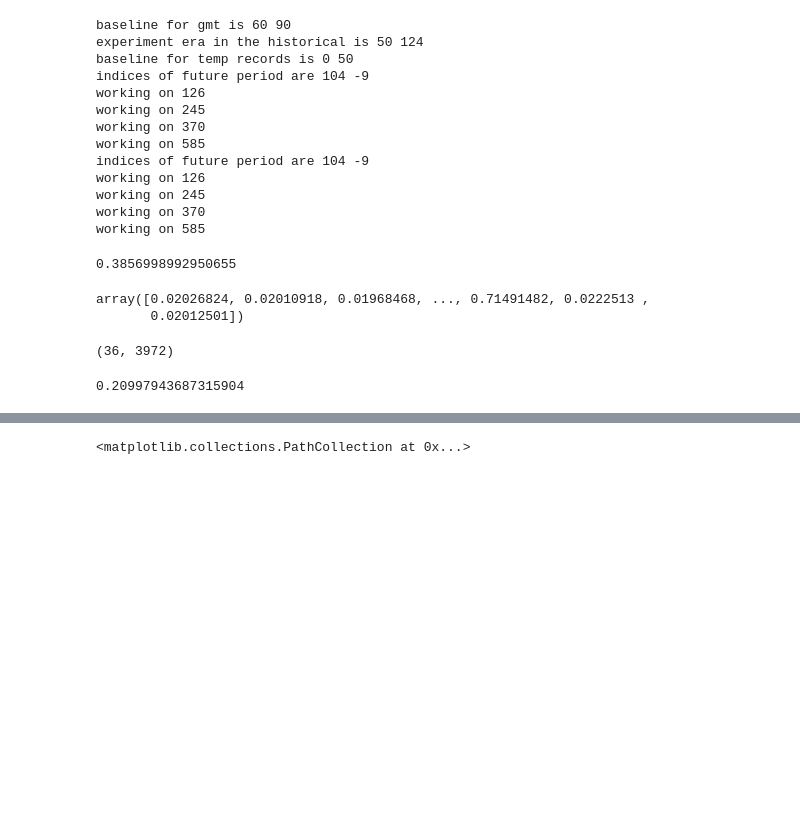
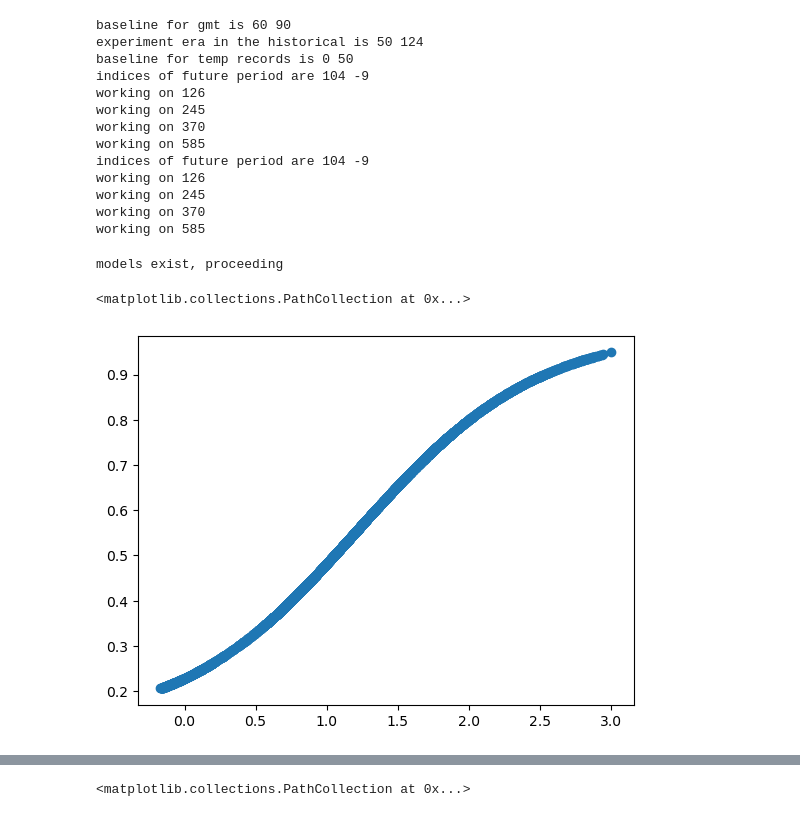
Before and after one commit to emily-gordy/predictability-emergence, a Jupyter notebook: gridpointmodel.ipynb, the cells around one changed output, grey strips where cells are left out. Cells and saved outputs as stored; diff of their text form; code cells hidden in the pictures; blank space fills up the shorter version.

```diff
--- a/gridpointmodel.ipynb
+++ b/gridpointmodel.ipynb
@@ -64,6 +53,8 @@ inres = 4
 inputvar = 'tos'
 outputvar = 'tas'
 
+data_dir = 'data/'
+
 seedlist = [62469869,
             71856281,
             47621498,
@@ -214,6 +208,42 @@ avgtestclass = np.round(avgtestpred)
 avgtestconf = np.where(avgtestpred<0.5,1-avgtestpred,avgtestpred)
 
 bs_cnn = np.mean((avgtestpred[ilonsel]-truths[ilonsel])**2)
+# %%
+latsel = latvec[ilatsel]
+lonsel = lonvec[ilonsel]
+
+metricsout = "metrics/"+modelfilefront+"avgtime"+str(outputavgtime)+"_allssps_lat"+str(latsel)+"_lon"+str(lonsel)+"_seed*.json"
+filelist = glob.glob(metricsout)
+
+device = 'mps'
+n_best = 3
+
+if len(filelist)!=0:
+    print('models exist, proceeding')
+
+    bestseeds = helpers.get_best_files(filelist,n_best)
+    outputpredgmtonly = np.empty((3,len(inputtestGMT)))
+
+    for iseed,seed in enumerate(bestseeds):
+        # load the model
+
+        loadfile = "models/"+modelfilefront+"avgtime"+str(outputavgtime)+"_allssps_lat"+str(latsel)+"_lon"+str(lonsel)+"_seed"+str(seed)+".pt"
+        cnn = buildmodel.CNNclassifier(inputtest, inputtestGMT, 2).to('cpu')
+        cnn.load_state_dict(torch.load(loadfile,map_location=torch.device('cpu'), weights_only=False))
+        cnn.to(device)
+
+        with torch.no_grad():
+            cnn.eval()
+            allpred = cnn(0*inputtest.to(device), inputtestGMT.to(device)).cpu().numpy()
+
+        outputpredgmtonly[iseed] = allpred[:,1]
+# %% [output]
+models exist, proceeding
+# %%
+plt.scatter(inputtestGMT.numpy().squeeze(),np.mean(outputpredgmtonly,axis=0))
+# %% [output]
+<matplotlib.collections.PathCollection at 0x...>
+[figure, added]
 # %%
 lr_model = LogisticRegression()
 lr_model.fit(inputalltrain,outputtrain)
@@ -222,22 +252,4 @@ y_pred = lr_model.predict(inputalltest)
 y_pred_probs = lr_model.predict_proba(inputalltest)
 
 bs_lr = (truths[ilonsel]-y_pred_probs[:,1])**2
-# %%
-meantest = np.mean(truths[ilonsel])
-meantest
-# %% [output]
-0.3856998992950655
-# %%
-bs_lr
-# %% [output]
-array([0.02026824, 0.02010918, 0.01968468, ..., 0.71491482, 0.0222513 ,
-       0.02012501])
-# %%
-truths.shape
-# %% [output]
-(36, 3972)
-# %%
-bs_lr
-# %% [output]
-0.20997943687315904
 # %%
```
Also changed, not shown: parts of 12 cells of this notebook, 5 other files.
